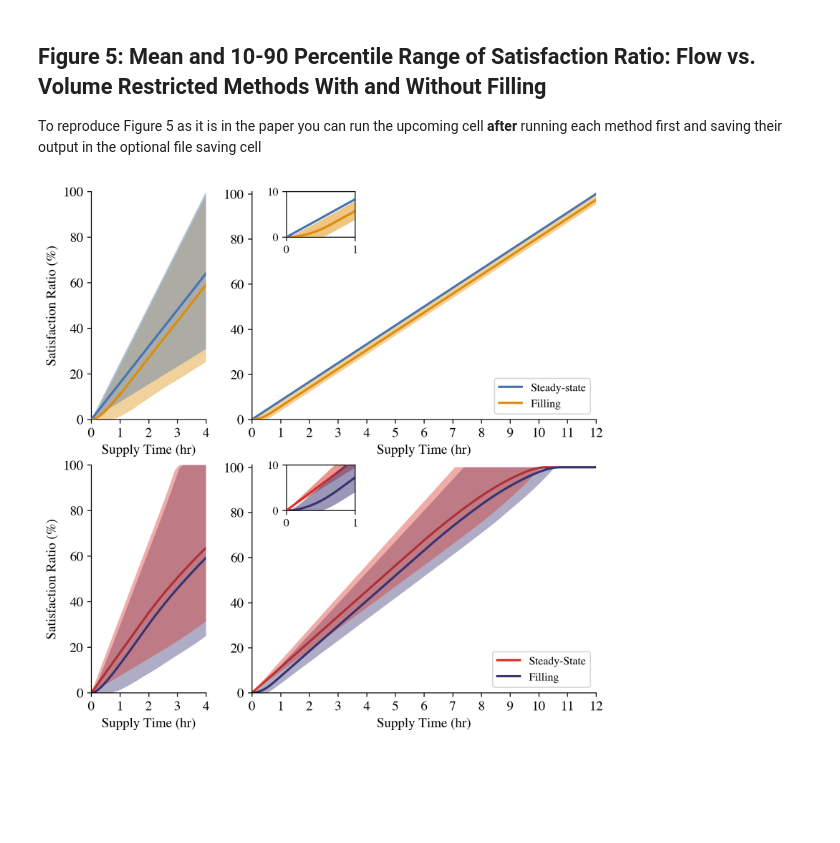
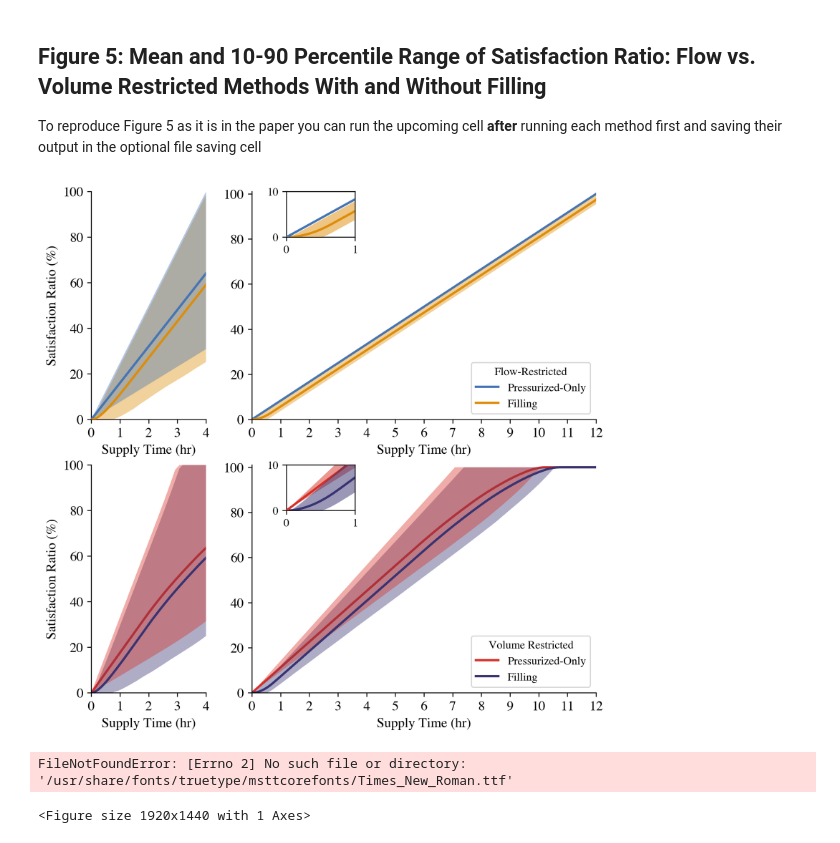
Before and after one commit to Omar-Abdelazeem/IWS-Modelling-Methods, a Jupyter notebook: Reproducing-Figures-Tables/Figure5.ipynb, the cells around one changed output. Cells and saved outputs as stored; diff of their text form; code cells hidden in the pictures; blank space fills up the shorter version.

```diff
--- a/Reproducing-Figures-Tables/Figure5.ipynb
+++ b/Reproducing-Figures-Tables/Figure5.ipynb
@@ -11,7 +11,7 @@ import matplotlib as mpl
 # Parameters for visualisation aesthetics
 mpl.rcParams['figure.dpi'] = 300
 font = {'family' : 'Times',
-        'weight' : 'bold',
+        'weight' : 'extra bold',
         'size'   : 12}
 
 mpl.rc('font', **font)
@@ -92,7 +92,7 @@ axs[0,1].set_xticks(np.arange(0, 13, 1), minor=True)
 axs[0,1].set_yticks(np.arange(0, 101, 20))
 axs[0,1].tick_params(axis='both', which='major', labelsize=12)
 axs[0,1].tick_params(axis='both', which='minor', labelsize=12)
-line1,=axs[0,1].plot(xs_12hr,FRmean_12hr.iloc[:,1],color=fr_color,label='Steady-state',zorder=1,linewidth=2)
+line1,=axs[0,1].plot(xs_12hr,FRmean_12hr.iloc[:,1],color=fr_color,label='Pressurized-Only',zorder=1,linewidth=2)
 line2,=axs[0,1].plot(xsSWMM_12hr,swmmFRmean_12hr.iloc[:,1],color=swmmfr_color,label='Filling',linewidth=2)
 axins=axs[0,1].inset_axes([0.1,0.8,0.2,0.2])
 axins.set_xlim(0,1)
@@ -109,7 +109,8 @@ axs[0,1].fill_between(xs_12hr, y1=FR10_12hr.iloc[:,1], y2=FR90_12hr.iloc[:,1], a
 axs[0,1].spines['top'].set_visible(False)
 axs[0,1].spines['right'].set_visible(False)
 axs[0,1].set(xlabel='Supply Time (hr)')
-axs[0,1].legend(loc='lower right',fontsize='small',ncol=1)
+axs[0,1].legend(loc='lower right',fontsize='small',ncol=1, title = "Flow-Restricted", title_fontproperties = {"weight":"extra bold", "size":"small"})
+
 
 axs[1,0].set_xlim(0, 4)
 axs[1,0].set_ylim(0, 100)
@@ -127,35 +128,50 @@ axs[1,0].spines['right'].set_visible(False)
 axs[1,0].set(ylabel='Satisfaction Ratio (%)')
 axs[1,0].set(xlabel='Supply Time (hr)')
 
 axs[1,1].set_xlim(0, 12)
 axs[1,1].set_ylim(0, 101)
 axs[1,1].set_xticks(np.arange(0, 13, 1))
 axs[1,1].set_xticks(np.arange(0, 13, 1), minor=True)
 axs[1,1].set_yticks(np.arange(0, 101, 20))
 axs[1,1].tick_params(axis='both', which='major', labelsize=12)
 axs[1,1].tick_params(axis='both', which='minor', labelsize=12)
 # line3,=plt.plot(fakelinesx,fakelinesy,color=fr_color,label='FR',zorder=5,linewidth=2)
 # line4,=plt.plot(fakelinesx,fakelinesy,color=swmmfr_color,label='SWMM-FR',linewidth=2)
-line1,=plt.plot(xs_12hr,VRmean_12hr.iloc[:,1],color=vr_color,label='Steady-State',zorder=1,linewidth=2)
+line1,=plt.plot(xs_12hr,VRmean_12hr.iloc[:,1],color=vr_color,label='Pressurized-Only',zorder=1,linewidth=2)
 line2,=plt.plot(xsSWMM_12hr,swmmVRmean_12hr.iloc[:,1],color=swmmvr_color,label='Filling',linewidth=2)
 axins=axs[1,1].inset_axes([0.1,0.8,0.2,0.2])
 axins.set_xlim(0,1)
 axins.set_ylim(0,10)
-axins.plot(xs_12hr,VRmean_12hr.iloc[:,1],color=vr_color,label='Steady-State',zorder=5,linewidth=2)
+axins.plot(xs_12hr,VRmean_12hr.iloc[:,1],color=vr_color,label='Pressurized-Only',zorder=5,linewidth=2)
 axins.plot(xsSWMM_12hr,swmmVRmean_12hr.iloc[:,1],color=swmmvr_color,label='Filling',linewidth=2)
 axins.fill_between(xsSWMM_12hr, y1=swmmVR10_12hr.iloc[:,1], y2=swmmVR90_12hr.iloc[:,1], alpha=0.5,color=swmmvr_color,zorder=5,edgecolor=None,linewidth=0)
 axins.fill_between(xs_12hr, y1=VR10_12hr.iloc[:,1], y2=VR90_12hr.iloc[:,1], alpha=0.5,color=vr_color,edgecolor=None,linewidth=0)
 axins.set_yticks(np.arange(0,11,10),fontsize=1)
 axins.set_xticks(np.arange(0,2,1),fontsize=0.5)
 axins.tick_params(axis='both', labelsize=10)
 axs[1,1].fill_between(xsSWMM_12hr, y1=swmmVR10_12hr.iloc[:,1], y2=swmmVR90_12hr.iloc[:,1], alpha=0.4,color=swmmvr_color,zorder=1,edgecolor=None,linewidth=0)
 axs[1,1].fill_between(xs_12hr, y1=VR10_12hr.iloc[:,1], y2=VR90_12hr.iloc[:,1], alpha=0.4,color=vr_color,edgecolor=None,linewidth=0)
 axs[1,1].spines['top'].set_visible(False)
 axs[1,1].spines['right'].set_visible(False)
 # plt.ylabel('Satisfaction Ratio (%)')
 axs[1,1].set(xlabel='Supply Time (hr)')
-axs[1,1].legend(loc='lower right',fontsize='small',ncol=1)
-
+myfont1 = mpl.font_manager.FontProperties(size='small',weight = 500)
+axs[1,1].legend(loc='lower right',fontsize='small', ncol=1, title = "Volume Restricted", title_fontproperties =myfont1)
+plt.savefig("Figure5_Vector.pdf", format = "pdf",bbox_inches = 'tight', transparent = True)
 plt.show()
 # %% [output]
-[figure, old version]
+[figure, new version]
+# %%
+import matplotlib.pyplot as plt
+import matplotlib.font_manager as fm
+
+# Load the font properties
+font_prop = fm.FontProperties(fname='/usr/share/fonts/truetype/msttcorefonts/Times_New_Roman.ttf')
+
+# Use the font in your plot
+plt.plot([1, 2, 3, 4])
+plt.title('Sample Plot', fontproperties=font_prop)
+plt.show()
+# %% [output]
+FileNotFoundError: [Errno 2] No such file or directory: '/usr/share/fonts/truetype/msttcorefonts/Times_New_Roman.ttf'
+<Figure size 1920x1440 with 1 Axes>
```
Also changed, not shown: 3 other files.
